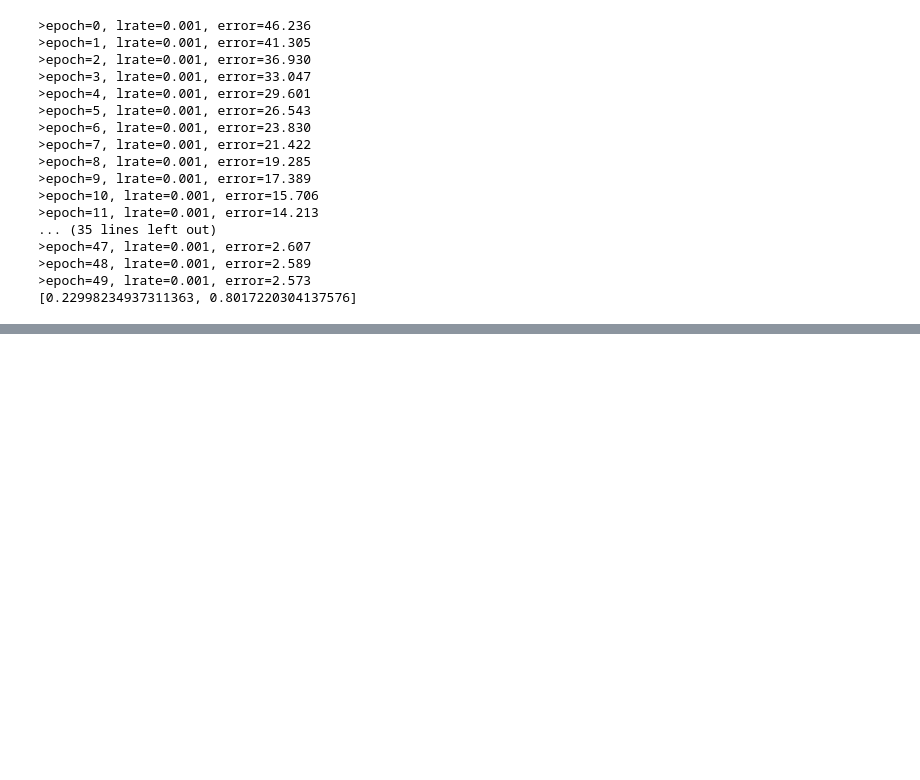
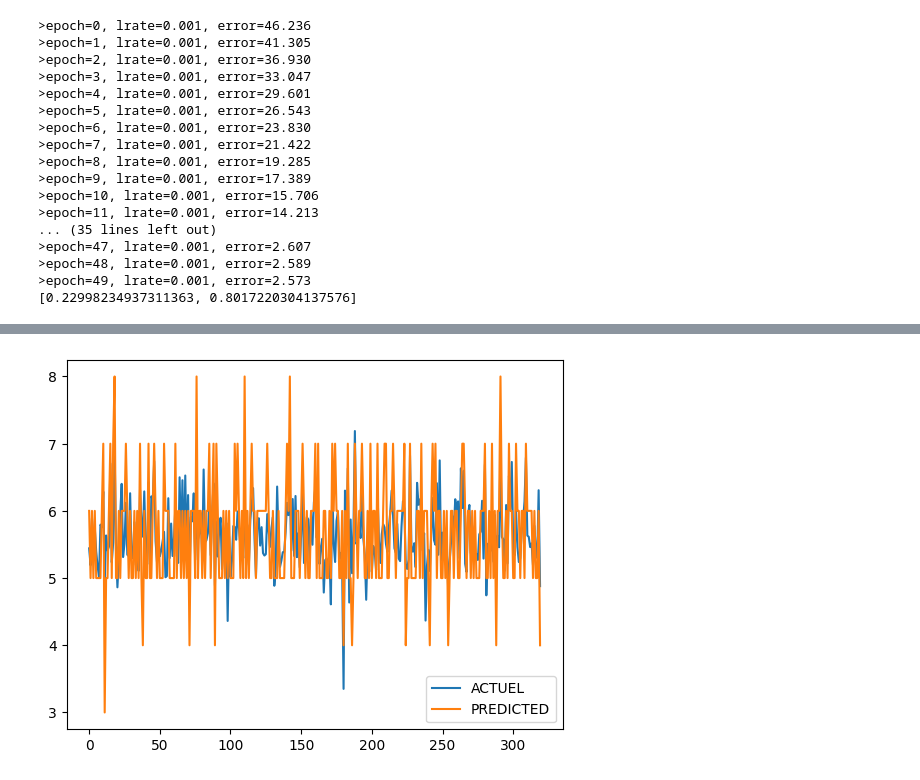
Before and after one commit to AbdelmajidBen/ML, a Jupyter notebook: Models/reg_mul.ipynb, the cells around one changed output, grey strips where cells are left out. Cells and saved outputs as stored; diff of their text form; code cells hidden in the pictures; blank space fills up the shorter version.

```diff
--- a/Models/reg_mul.ipynb
+++ b/Models/reg_mul.ipynb
@@ -93,0 +197,5 @@ print(coef)
+# %%
+dfe.plot(kind='line')
+plt.show()
+# %% [output]
+[figure, added]
```
Also changed, not shown: parts of 15 cells of this notebook.
